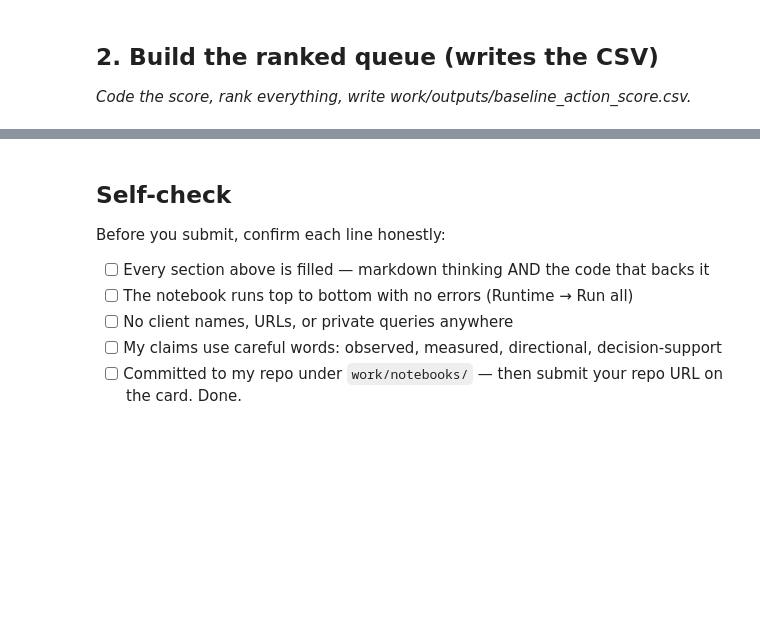
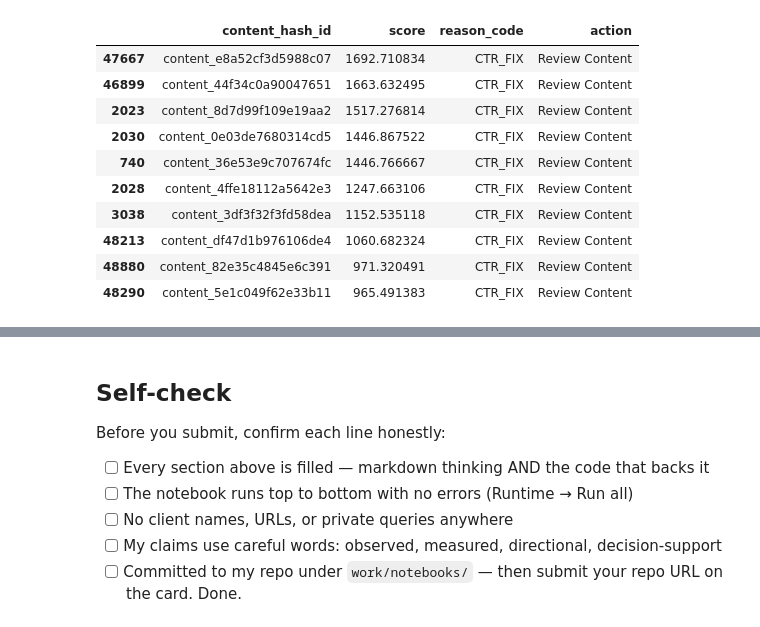
Before and after one commit to shahzaibazhar895-bit/FlyRank_ai_Internship, a Jupyter notebook: work/notebooks/w04_baseline_score.ipynb, the cells around one changed output, grey strips where cells are left out. Drawn from its saved outputs; the diff is of its cells as text; code cells hidden in the pictures; blank space fills up the shorter version.

```diff
--- a/work/notebooks/w04_baseline_score.ipynb
+++ b/work/notebooks/w04_baseline_score.ipynb
@@ -12,0 +33,36 @@ This skeleton is yours to fill. Work the sections **in order** — each one has
+# %%
+# This cell is for CODE (numbers, a query, a check).
+# Write your text answer in the cell ABOVE this one — typing sentences here breaks Run All.
+import duckdb
+import pandas as pd
+import os
+from google.colab import userdata
+
+hf_token = userdata.get("Flyrank_ai_Intern")
+
+con = duckdb.connect()
+
+con.execute(f"""
+CREATE SECRET (
+    TYPE huggingface,
+    TOKEN '{hf_token}'
+)
+""")
+
+rel = "hf://datasets/FlyRank/internship-warehouse"
+
+con.sql(f"""
+SELECT
+CASE
+    WHEN gsc_avg_position <= 10 THEN 'Top 10'
+    WHEN gsc_avg_position <= 20 THEN '11-20'
+    ELSE '20+'
+END AS position_bucket,
+COUNT(*) AS n,
+AVG(gsc_clicks) AS avg_clicks
+FROM read_parquet(
+'{rel}/fact_content_daily_performance/month=2026-03/*.parquet'
+)
+GROUP BY 1
+ORDER BY 1
+""").show()
@@ -13,7 +200,23 @@ This skeleton is yours to fill. Work the sections **in order** — each one has
 # %%
 # This cell is for CODE (numbers, a query, a check).
 # Write your text answer in the cell ABOVE this one — typing sentences here breaks Run All.
+top10 = df.head(10)
+
+top10[[
+    "content_hash_id",
+    "score",
+    "reason_code",
+    "action"
+]]
+# %% [output]
+|  | content_hash_id | score | reason_code | action |
+| 47667 | content_e8a52cf3d5988c07 | 1692.710834 | CTR_FIX | Review Content |
+| 46899 | content_44f34c0a90047651 | 1663.632495 | CTR_FIX | Review Content |
+| 2023 | content_8d7d99f109e19aa2 | 1517.276814 | CTR_FIX | Review Content |
+| 2030 | content_0e03de7680314cd5 | 1446.867522 | CTR_FIX | Review Content |
+| 740 | content_36e53e9c707674fc | 1446.766667 | CTR_FIX | Review Content |
+| 2028 | content_4ffe18112a5642e3 | 1247.663106 | CTR_FIX | Review Content |
+| 3038 | content_3df3f32f3fd58dea | 1152.535118 | CTR_FIX | Review Content |
+| 48213 | content_df47d1b976106de4 | 1060.682324 | CTR_FIX | Review Content |
+| 48880 | content_82e35c4845e6c391 | 971.320491 | CTR_FIX | Review Content |
+| 48290 | content_5e1c049f62e33b11 | 965.491383 | CTR_FIX | Review Content |
-# %% [markdown]
-## 2. Build the ranked queue (writes the CSV)
-
-*Code the score, rank everything, write work/outputs/baseline_action_score.csv.*
```
Also changed, not shown: parts of 14 cells of this notebook.
